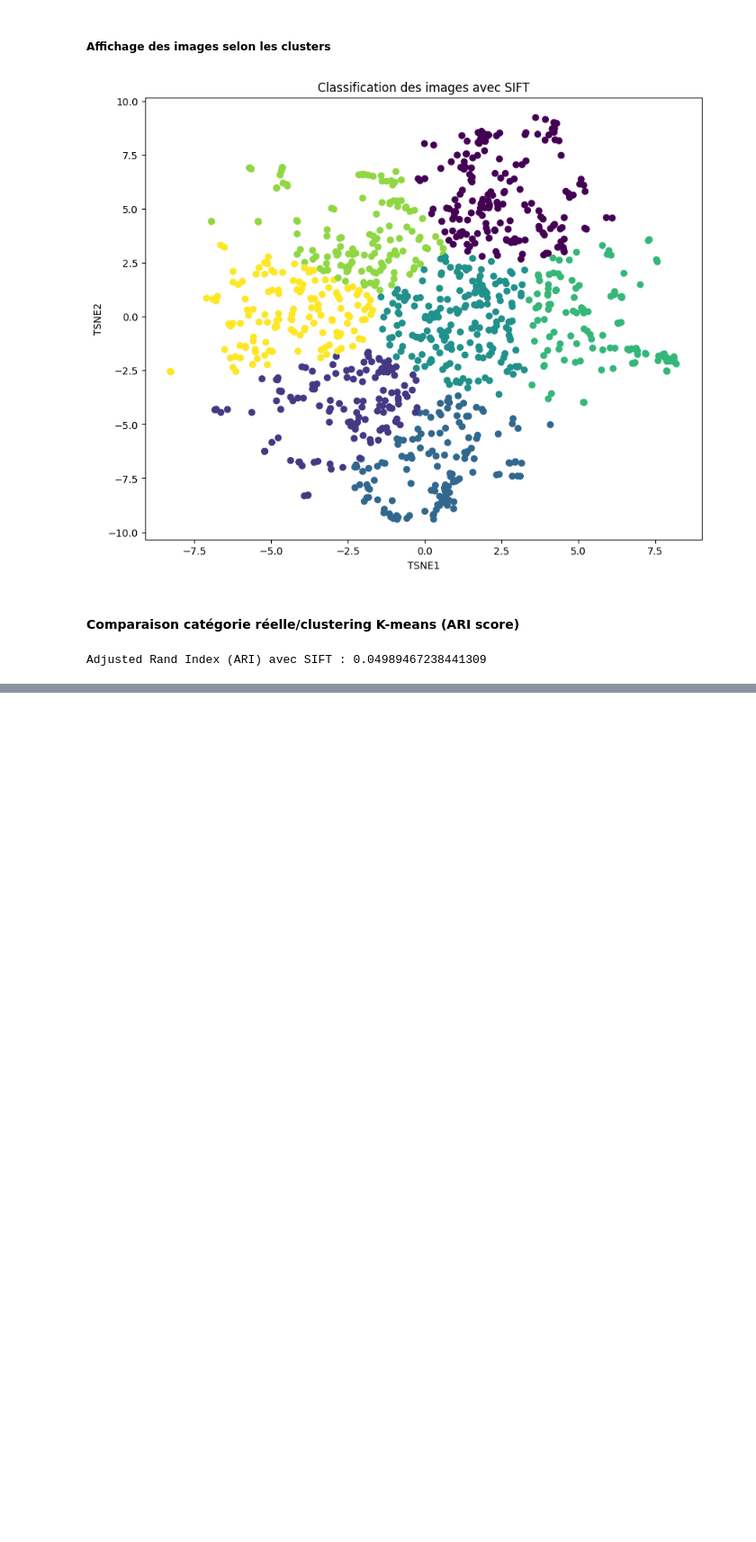
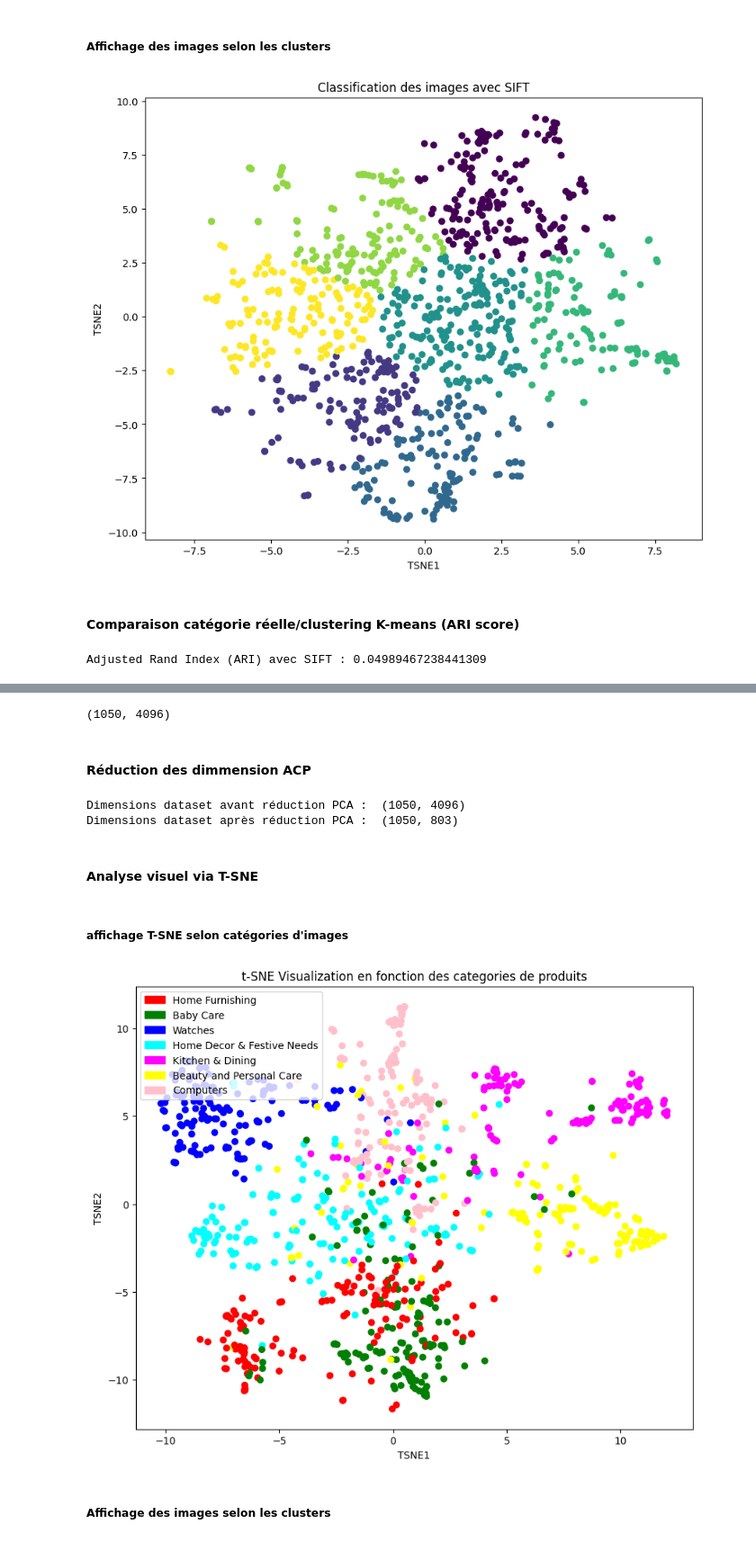
Before and after one commit to dimitri-feniou/openclassrooms-projet6-classification-conso, a Jupyter notebook: notebook_features_extraction_images.ipynb, the cells around one changed output, grey strips where cells are left out. Shown at 90% size. Saved outputs shown, nothing was run; the diff lists cells and outputs as text; code cells hidden in the pictures; blank space fills up the shorter version.

```diff
--- a/notebook_features_extraction_images.ipynb
+++ b/notebook_features_extraction_images.ipynb
@@ -455,0 +485,5 @@ Adjusted Rand Index (ARI) avec SIFT : 0.04989467238441309
+# %%
+base_model = VGG16()
+model = Model(inputs=base_model.inputs, outputs=base_model.layers[-2].output)
+
+print(model.summary())
@@ -455,0 +570,66 @@ Adjusted Rand Index (ARI) avec SIFT : 0.04989467238441309
+# %%
+images_features.shape
+# %% [output]
+(1050, 4096)
+# %% [markdown]
+#### Réduction des dimmension ACP
+# %%
+print("Dimensions dataset avant réduction PCA : ", images_features.shape)
+acp = PCA(n_components=0.99)
+X_img_acp = acp.fit_transform(images_features)
+print("Dimensions dataset après réduction PCA : ", X_img_acp.shape)
+# %% [output]
+Dimensions dataset avant réduction PCA :  (1050, 4096)
+Dimensions dataset après réduction PCA :  (1050, 803)
+# %% [markdown]
+#### Analyse visuel via T-SNE
+# %% [markdown]
+##### affichage T-SNE selon catégories d'images
+# %%
+# Apply TSNE to data
+colors = {
+    "Home Furnishing": "red",
+    "Baby Care": "green",
+    "Watches": "blue",
+    "Home Decor & Festive Needs": "cyan",
+    "Kitchen & Dining": "magenta",
+    "Beauty and Personal Care": "yellow",
+    "Computers": "pink",
+}
+color_list = [colors[group] for group in df_product_clean["first_category"]]
+tsne = TSNE(n_components=2, perplexity=30, n_iter=300, random_state=42)
+tsne_results = tsne.fit_transform(X_img_acp)
+
+# Add t-SNE results to the DataFrame
+df_product_clean["TSNE1_category_img"] = tsne_results[:, 0]
+df_product_clean["TSNE2_category_img"] = tsne_results[:, 1]
+
+# Visualize the clusters
+plt.figure(figsize=(10, 8))
+plt.scatter(
+    df_product_clean["TSNE1_category_img"],
+    df_product_clean["TSNE2_category_img"],
+    c=color_list,
+)
+legend_handles = [
+    mpatches.Patch(color=colors["Home Furnishing"], label="Home Furnishing"),
+    mpatches.Patch(color=colors["Baby Care"], label="Baby Care"),
+    mpatches.Patch(color=colors["Watches"], label="Watches"),
+    mpatches.Patch(
+        color=colors["Home Decor & Festive Needs"], label="Home Decor & Festive Needs"
+    ),
+    mpatches.Patch(color=colors["Kitchen & Dining"], label="Kitchen & Dining"),
+    mpatches.Patch(
+        color=colors["Beauty and Personal Care"], label="Beauty and Personal Care"
+    ),
+    mpatches.Patch(color=colors["Computers"], label="Computers"),
+]
+plt.legend(handles=legend_handles, loc="upper left")
+plt.title("t-SNE Visualization en fonction des categories de produits")
+plt.xlabel("TSNE1")
+plt.ylabel("TSNE2")
+plt.show()
+# %% [output]
+[figure, added]
+# %% [markdown]
+##### Affichage des images selon les clusters
```
Also changed, not shown: parts of 59 cells of this notebook, 13 other files.
